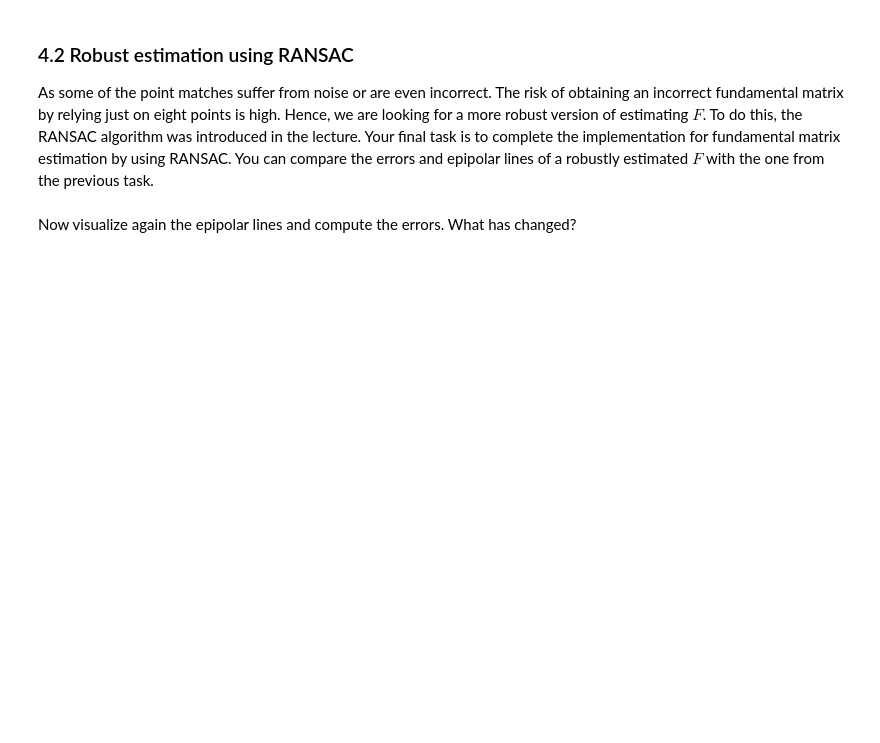
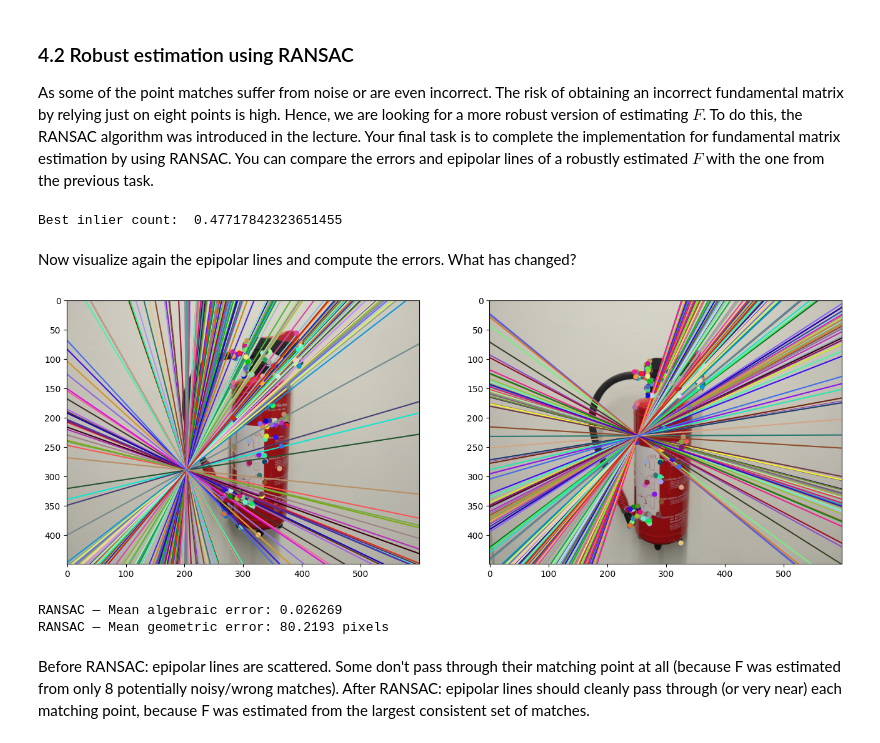
Before and after one commit to binyamolango/3dcv-students, a Jupyter notebook: 5.0-tl-fundamental-matrix.ipynb, the cells around one changed output. Drawn from its saved outputs; the diff is of its cells as text; code cells hidden in the pictures; blank space fills up the shorter version.

```diff
--- a/5.0-tl-fundamental-matrix.ipynb
+++ b/5.0-tl-fundamental-matrix.ipynb
@@ -234,8 +235,59 @@ def find_fundamental_ransac(keypoints1, keypoints2, num_samples=8, threshold=5,
 
     """
 
+    best_F = None
+    best_inlier_mask = None
+    best_inlier_count = 0
+
+    for i in range(iterations):
+        indices = np.random.choice(len(keypoints1), num_samples, replace=False)
+
+        sample_keypoints1 = keypoints1[indices]
+        sample_keypoints2 = keypoints2[indices]
+
+        try:
+            candidate_F = find_fundamental_svd(sample_keypoints1, sample_keypoints2)
+        except Exception:
+            continue
+
+        errors = geometric_error(keypoints1, keypoints2, candidate_F)
+
+        inlier_mask = np.array(errors) < threshold
+
+        inlier_count = inlier_mask.sum()
+
+        # keep the best F found so far
+        if inlier_count > best_inlier_count:
+            best_inlier_count = inlier_count
+            best_inlier_mask = inlier_mask
+            best_F = candidate_F
+
+    if best_F is not None and best_inlier_count >= min_inliers:
+        inlier_keypoints1 = keypoints1[best_inlier_mask]
+        inlier_keypoints2 = keypoints2[best_inlier_mask]
+        best_F = find_fundamental_svd(inlier_keypoints1, inlier_keypoints2)
+
+    print("Best inlier count: ", best_inlier_count / len(keypoints1))
+
     return F, inlier_mask
 # %%
-F, inliers = find_fundamental_ransac(...)
+F_robust, inliers = find_fundamental_ransac(keypoints1_all_h, keypoints2_all_h)
+# %% [output]
+Best inlier count:  0.47717842323651455
 # %% [markdown]
 Now visualize again the epipolar lines and compute the errors. What has changed?
+# %%
+visualize_epipolar_lines(view1, view2, keypoints1_all_h, keypoints2_all_h, F_robust)
+
+alg_errors_r = algebraic_error(keypoints1_all_h, keypoints2_all_h, F_robust)
+geo_errors_r = geometric_error(keypoints1_all_h, keypoints2_all_h, F_robust)
+
+print(f"RANSAC — Mean algebraic error: {np.mean(alg_errors_r):.6f}")
+print(f"RANSAC — Mean geometric error: {np.mean(geo_errors_r):.4f} pixels")
+# %% [output]
+[figure, added]
+RANSAC — Mean algebraic error: 0.026269
+RANSAC — Mean geometric error: 80.2193 pixels
+# %% [markdown]
+Before RANSAC: epipolar lines are scattered. Some don't pass through their matching point at all (because F was estimated from only 8 potentially noisy/wrong matches).
+After RANSAC: epipolar lines should cleanly pass through (or very near) each matching point, because F was estimated from the largest consistent set of matches.
```
Also changed, not shown: parts of 4 cells of this notebook.
